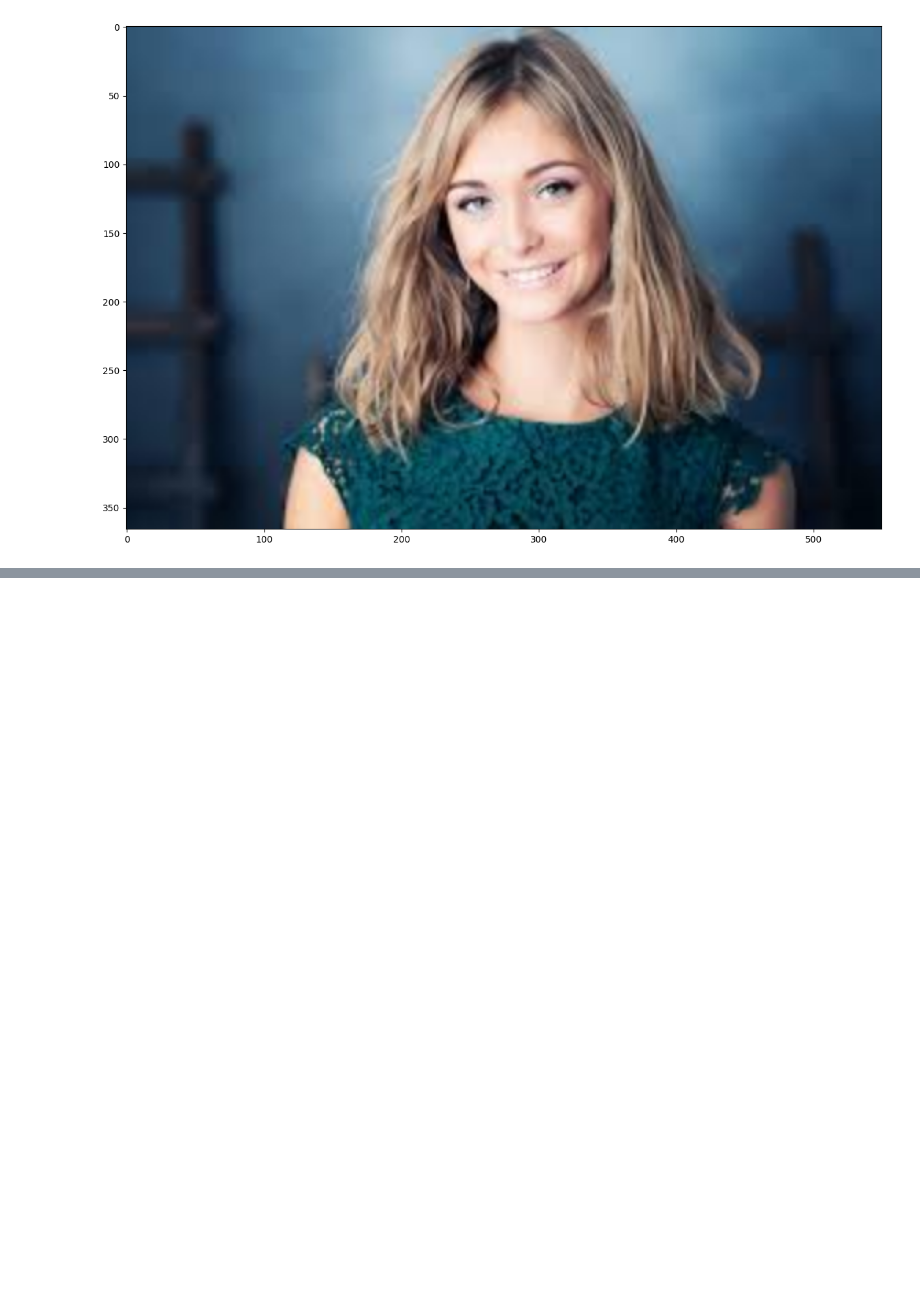
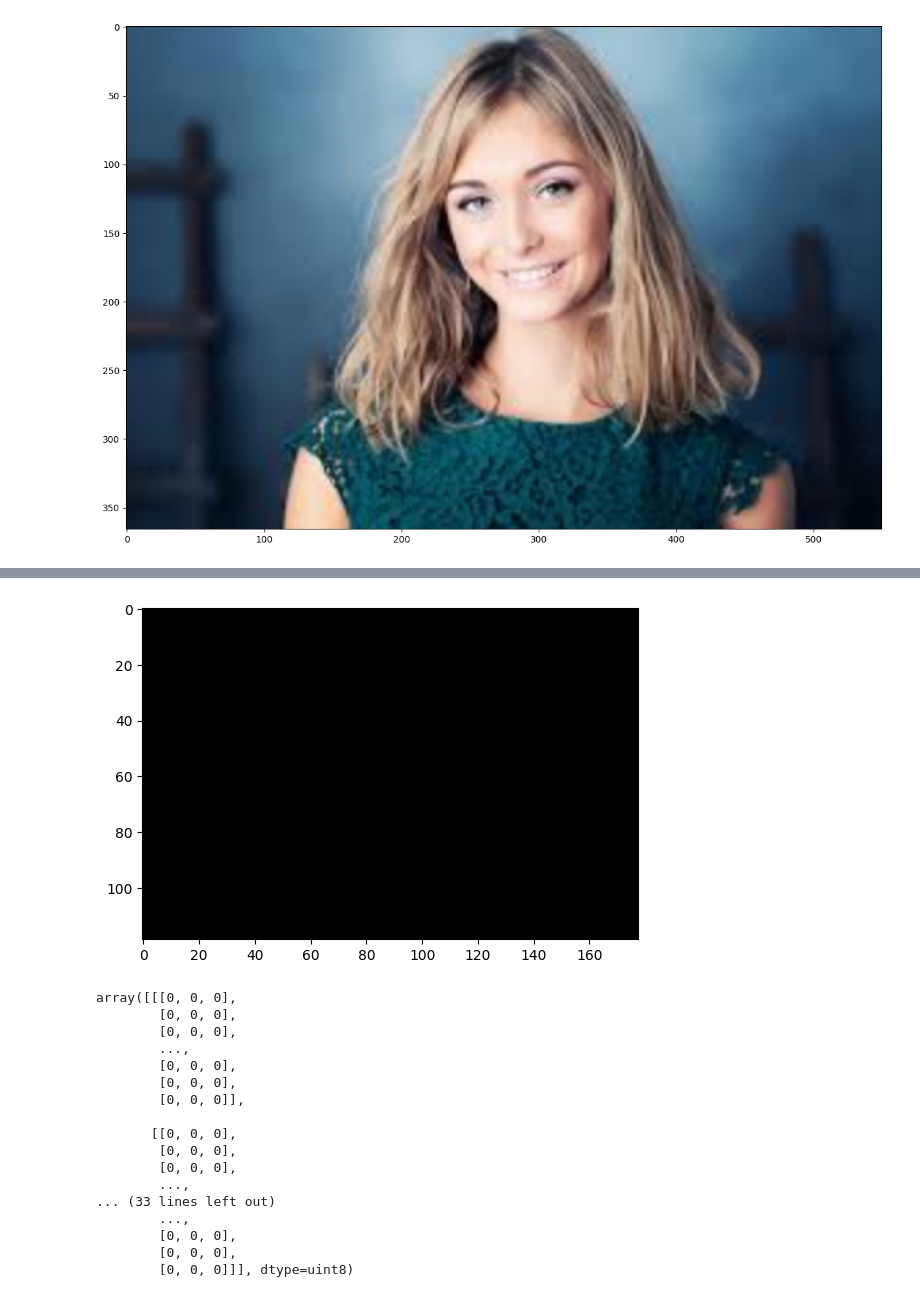
Before and after one commit to ictseoyoungmin/FaceToy_GUI, a Jupyter notebook: dev/f1.ipynb, the cells around one changed output, grey strips where cells are left out. Saved outputs shown, nothing was run; the diff lists cells and outputs as text; code cells hidden in the pictures; blank space fills up the shorter version.

```diff
--- a/dev/f1.ipynb
+++ b/dev/f1.ipynb
@@ -99,8 +99,8 @@ def warpTriangle(img1,frame,pts1,pts2):
 
 # main
 # 1. 이미지 로드
-frame = cv2.imread("images.jpg")
-img1 = cv2.imread("images2.jfif")
+frame = cv2.imread("image1.jpg")
+img1 = cv2.imread("image2.jpg")
 
 # 2. landmarks detection
 points1, img1 = getPoints(img1)
@@ -498,0 +647,48 @@ print(con_points)
+# %%
+if type(landmarks1) is not np.ndarray:
+         landmarks1 = np.array(landmarks1)
+         landmarks2 = np.array(landmarks2)
+
+triangle_list = get_triangulation(landmarks1, landmarks2)
+def vis_triangle_list(triangle_list,w=178,h=119):
+    # Create an empty image
+    img = np.zeros((h, w, 3), np.uint8)
+
+    # Draw each triangle in a random color
+    for i in range(len(triangle_list)):
+        # Get the indices of the three vertices of the triangle
+        triangle = triangle_list[i]
+        pt1 = (np.int32(triangle[0]), np.int32(triangle[1]))
+        pt2 = (np.int32(triangle[2]), np.int32(triangle[3]))
+        pt3 = (np.int32(triangle[4]), np.int32(triangle[5]))
+
+        # Choose a random color for this triangle
+        color = (np.random.randint(0, 255), np.random.randint(0, 255), np.random.randint(0, 255))
+
+        # Fill the triangle with the color
+        cv2.fillConvexPoly(img, np.array([pt1, pt2, pt3],dtype=np.int32), color)
+        # Draw the boundary of the triangle
+        # cv2.polylines(img, [pt1, pt2, pt3], , (0, 0, 0), thickness=1)
+    plt.imshow(img)
+    plt.show()
+    return img
+vis_triangle_list(triangle_list)
+# %% [output]
+[figure, added]
+array([[[0, 0, 0],
+        [0, 0, 0],
+        [0, 0, 0],
+        ...,
+        [0, 0, 0],
+        [0, 0, 0],
+        [0, 0, 0]],
+
+       [[0, 0, 0],
+        [0, 0, 0],
+        [0, 0, 0],
+        ...,
+... (33 lines left out)
+        ...,
+        [0, 0, 0],
+        [0, 0, 0],
+        [0, 0, 0]]], dtype=uint8)
```
Also changed, not shown: parts of 11 cells of this notebook, 1 other file.
